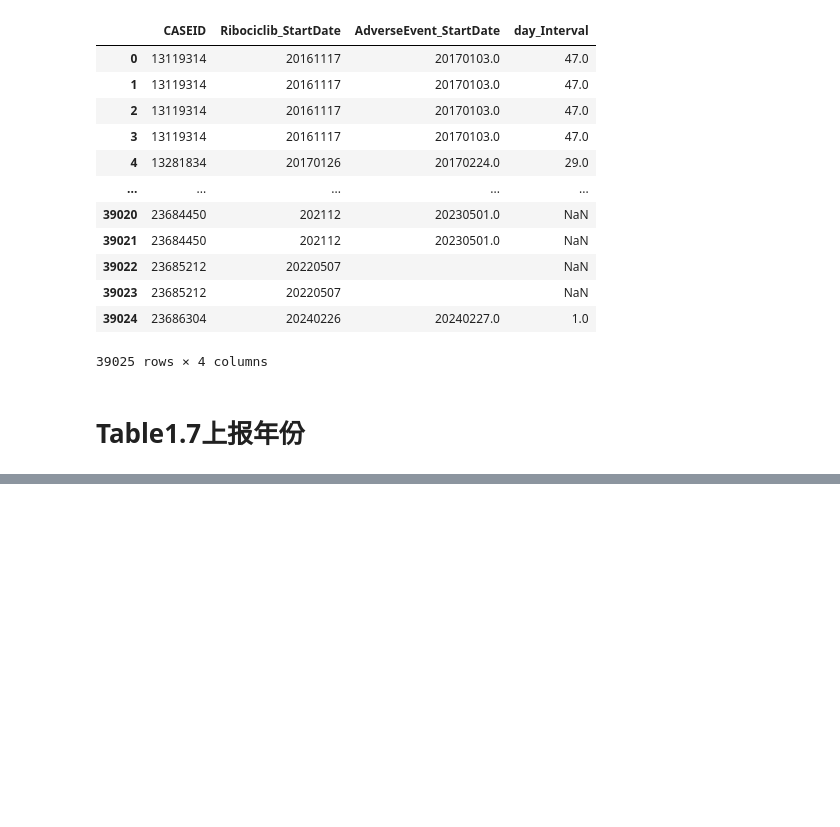
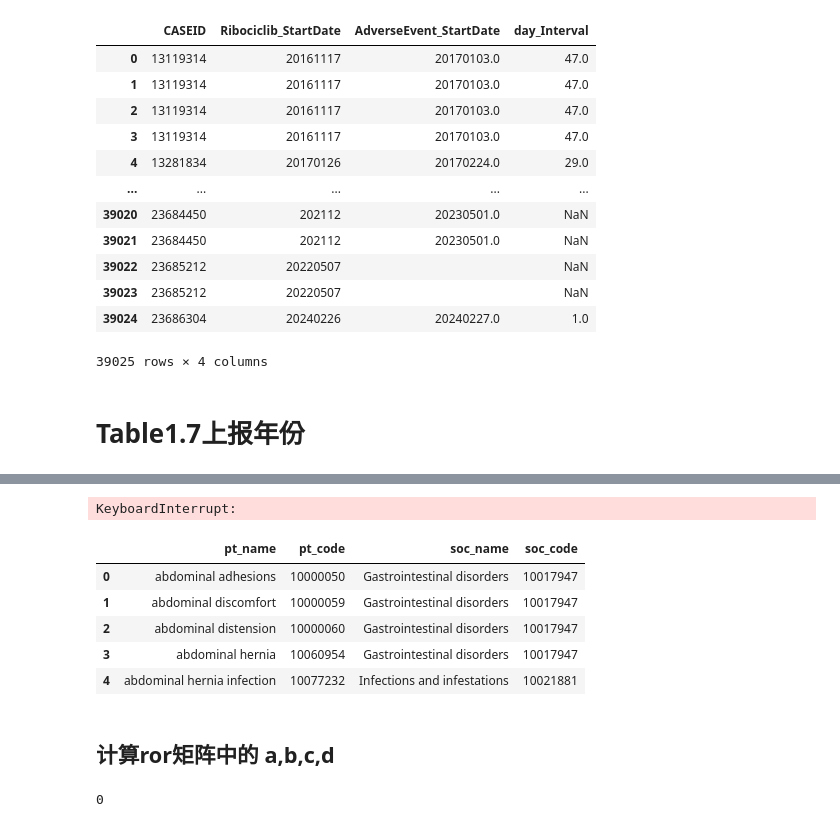
Before and after one commit to shikuncn/neksa-openfda-faers, a Jupyter notebook: index_compute/指标计算.ipynb, the cells around one changed output, grey strips where cells are left out. Drawn from its saved outputs; the diff is of its cells as text; code cells hidden in the pictures; blank space fills up the shorter version.

```diff
--- a/index_compute/指标计算.ipynb
+++ b/index_compute/指标计算.ipynb
@@ -442,0 +693,14 @@ df_reporter_country
+# %%
+# 去除异常字符
+sql = '''
+   SELECT
+        replace(coalesce(t2.pt,'not_found_pt'),'\\r', '') as pt,
+        COUNT(distinct t1.CASEID) AS caseid_cnt,
+        COUNT(distinct t1.PRIMARYID) AS primaryid_cnt
+    FROM faers.ribo_drug_usage t1
+    left join faers.faers_reac t2
+    on t1.primaryid = t2.primaryid and lower(t1.role_cod) = 'ps'
+    group by 1
+    order by 1;
+'''
+df_pt_stat = pd.read_sql_query(sql, conn)
@@ -442,0 +799,16 @@ df_reporter_country
+# %%
+import tqdm
+from tqdm import tqdm
+tqdm.pandas(desc='apply')
+pt_soc_mapping = df_pt_stat.progress_apply(get_soc, axis=1)
+# %% [output]
+KeyboardInterrupt:
+# %%
+pt_soc_mapping
+# %% [output]
+|  | pt_name | pt_code | soc_name | soc_code |
+| 0 | abdominal adhesions | 10000050 | Gastrointestinal disorders | 10017947 |
+| 1 | abdominal discomfort | 10000059 | Gastrointestinal disorders | 10017947 |
+| 2 | abdominal distension | 10000060 | Gastrointestinal disorders | 10017947 |
+| 3 | abdominal hernia | 10060954 | Gastrointestinal disorders | 10017947 |
+| 4 | abdominal hernia infection | 10077232 | Infections and infestations | 10021881 |
@@ -442,0 +838,6 @@ df_reporter_country
+# %% [markdown]
+## 计算ror矩阵中的 a,b,c,d
+# %%
+ALTER table faers.ror_pt_a_b  modify drug varchar(255) character set utf8mb3 collate utf8mb3_bin;
+# %% [output]
+0
```
Also changed, not shown: parts of 49 cells of this notebook, 3 other files.
